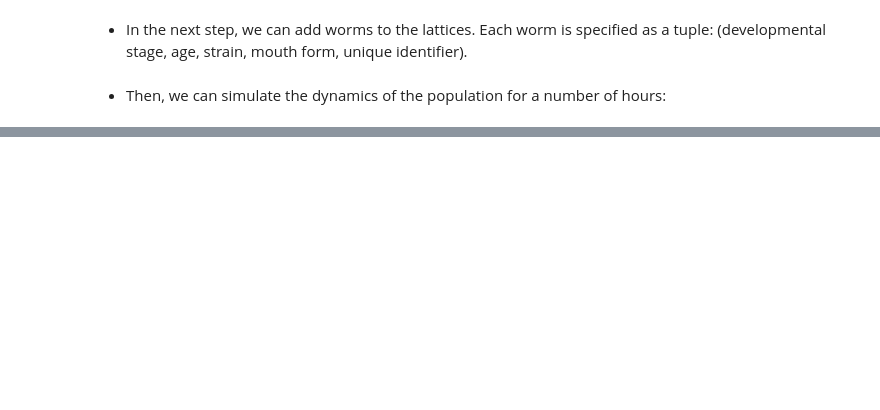
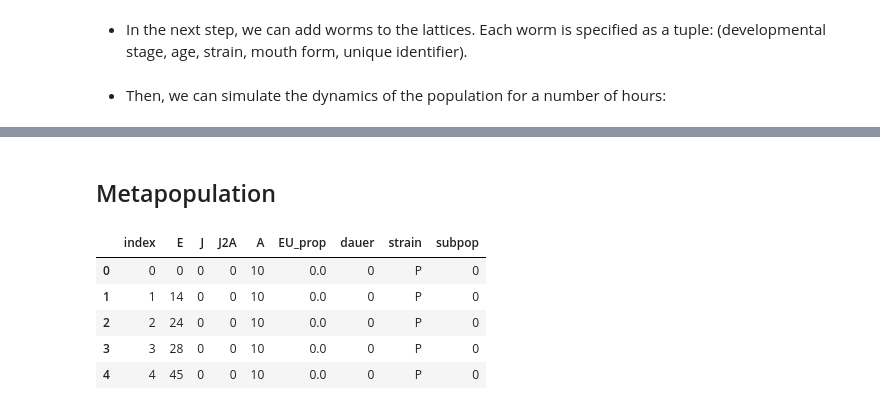
Before and after one commit to Kalirad/PriPOP, a Jupyter notebook: demo.ipynb, the cells around one changed output, grey strips where cells are left out. Saved outputs shown, nothing was run; the diff lists cells and outputs as text; code cells hidden in the pictures; blank space fills up the shorter version.

Commit message:
Added metapopulation to demo

```diff
--- a/demo.ipynb
+++ b/demo.ipynb
@@ -44,0 +47,53 @@ ax.set(ylabel='Number of each stage', xlabel='Time (hours)')
+# %% [markdown]
+## Metapopulation
+# %%
+# I) Specify the number of populaions in the metapopulation
+n_pop = 2
+# II) Specify the bacterial source in each population
+diets = ["OP50", "Novo"]
+# III) Create neighboring pattern. If ring True, the first population is connected to the last population.
+neigs = create_neighbor_dict(n_pop, ring=True)
+# IV) Create populations
+metapop = {}
+for i,j in zip(range(n_pop), diets):
+    # mig_rate is set at 0.0 since migration is handled at the metpopulation level.
+    metapop[i] = Population(dim, resource_type=j, mig_rate=0.0)
+# V) Add worms of a strain of interest  to each population
+n0 = 10
+for j in range(n0):
+    metapop[0].add_worm(('A', 0, "P", 'ND', None))
+# VI) Simulate the dynamics over the metapopulation for a gicen duration and given migration rate (m_rate)
+t_sim = 200
+m_rate = 0.05
+for i in range(n_pop):
+    metapop[i].init_history()
+    metapop[i].update_history()
+for j in range(t_sim):
+    for subpop in range(n_pop):
+        metapop[subpop].take_a_step()
+        metapop[subpop].update_history()
+    possible_migrants = {k2: [k for i, (k,v)  in enumerate(v2.middle_layer.items()) if v[0] == 'dauer'] for i2, (k2, v2) in enumerate(metapop.items())}
+    migrants = migration(possible_migrants, neigs, m_rate)
+    if len(migrants) > 0:
+        for loc, d, r in migrants:
+            if len(metapop[r].empty_loc_top) > 0:
+                metapop[r].add_dauer(metapop[d].middle_layer[loc])
+                del metapop[d].middle_layer[loc]
+# VII) Get the srtrain frequencies as a data frame
+output = pd.DataFrame()
+for subpop in range(n_pop):
+    for strain in ['P', 'NP', 'MP']:
+        temp = pd.DataFrame.from_dict(metapop[subpop].history[strain])
+        temp['strain'] = strain
+        temp['subpop'] = subpop
+        output = pd.concat([output, temp])
+output = output.reset_index()
+# %%
+output.head()
+# %% [output]
+|  | index | E | J | J2A | A | EU_prop | dauer | strain | subpop |
+| 0 | 0 | 0 | 0 | 0 | 10 | 0.0 | 0 | P | 0 |
+| 1 | 1 | 14 | 0 | 0 | 10 | 0.0 | 0 | P | 0 |
+| 2 | 2 | 24 | 0 | 0 | 10 | 0.0 | 0 | P | 0 |
+| 3 | 3 | 28 | 0 | 0 | 10 | 0.0 | 0 | P | 0 |
+| 4 | 4 | 45 | 0 | 0 | 10 | 0.0 | 0 | P | 0 |
```
Also changed, not shown: parts of 3 cells of this notebook, 18 other files.
